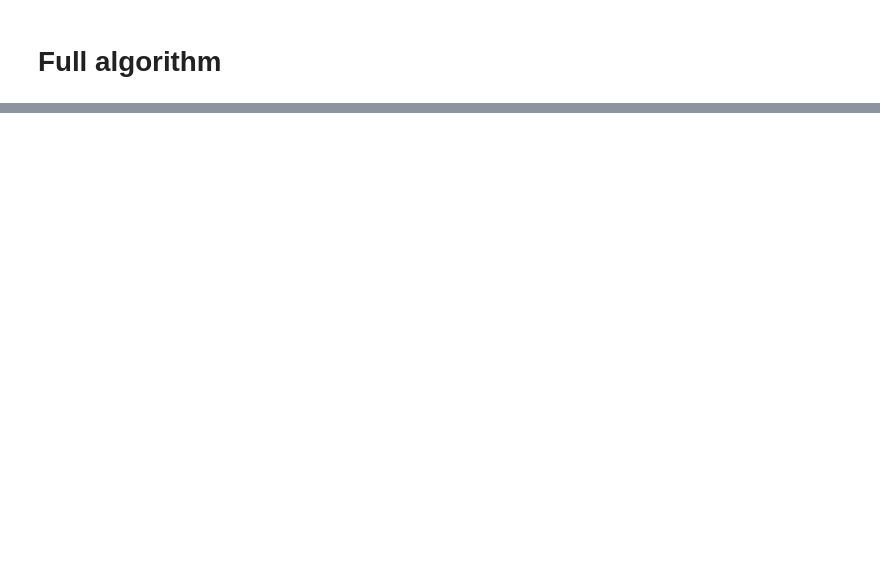
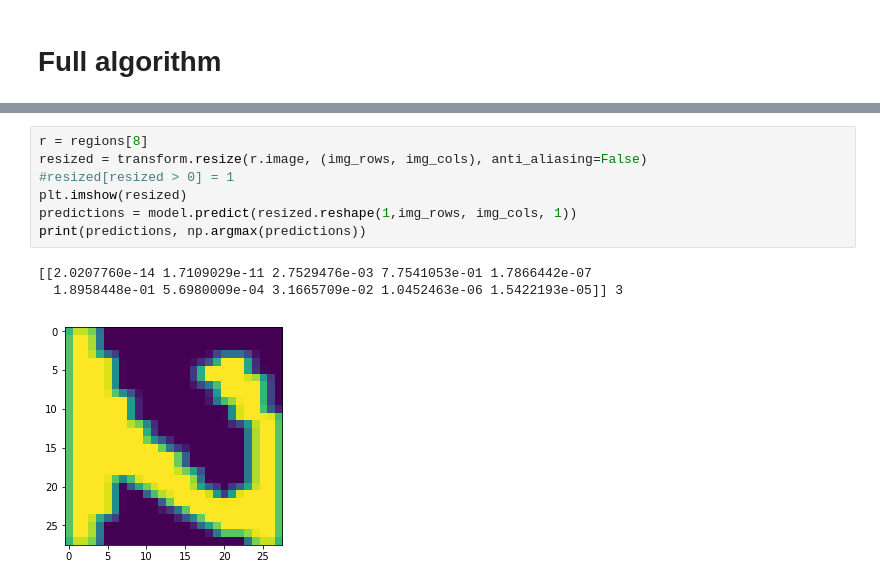
Before and after one commit to lord-blueberry/CompVis, a Jupyter notebook: Assignment1.ipynb, the cells around one changed output, grey strips where cells are left out. Saved outputs shown, nothing was run; the diff lists cells and outputs as text; blank space fills up the shorter version.

```diff
--- a/Assignment1.ipynb
+++ b/Assignment1.ipynb
@@ -294,0 +381,11 @@ model.save("mnist_model")
+# %%
+r = regions[8]
+resized = transform.resize(r.image, (img_rows, img_cols), anti_aliasing=False)
+#resized[resized > 0] = 1
+plt.imshow(resized)
+predictions = model.predict(resized.reshape(1,img_rows, img_cols, 1))
+print(predictions, np.argmax(predictions))
+# %% [output]
+[[2.0207760e-14 1.7109029e-11 2.7529476e-03 7.7541053e-01 1.7866442e-07
+  1.8958448e-01 5.6980009e-04 3.1665709e-02 1.0452463e-06 1.5422193e-05]] 3
+[figure, added]
```
Also changed, not shown: parts of 26 cells of this notebook, 1 other file.
